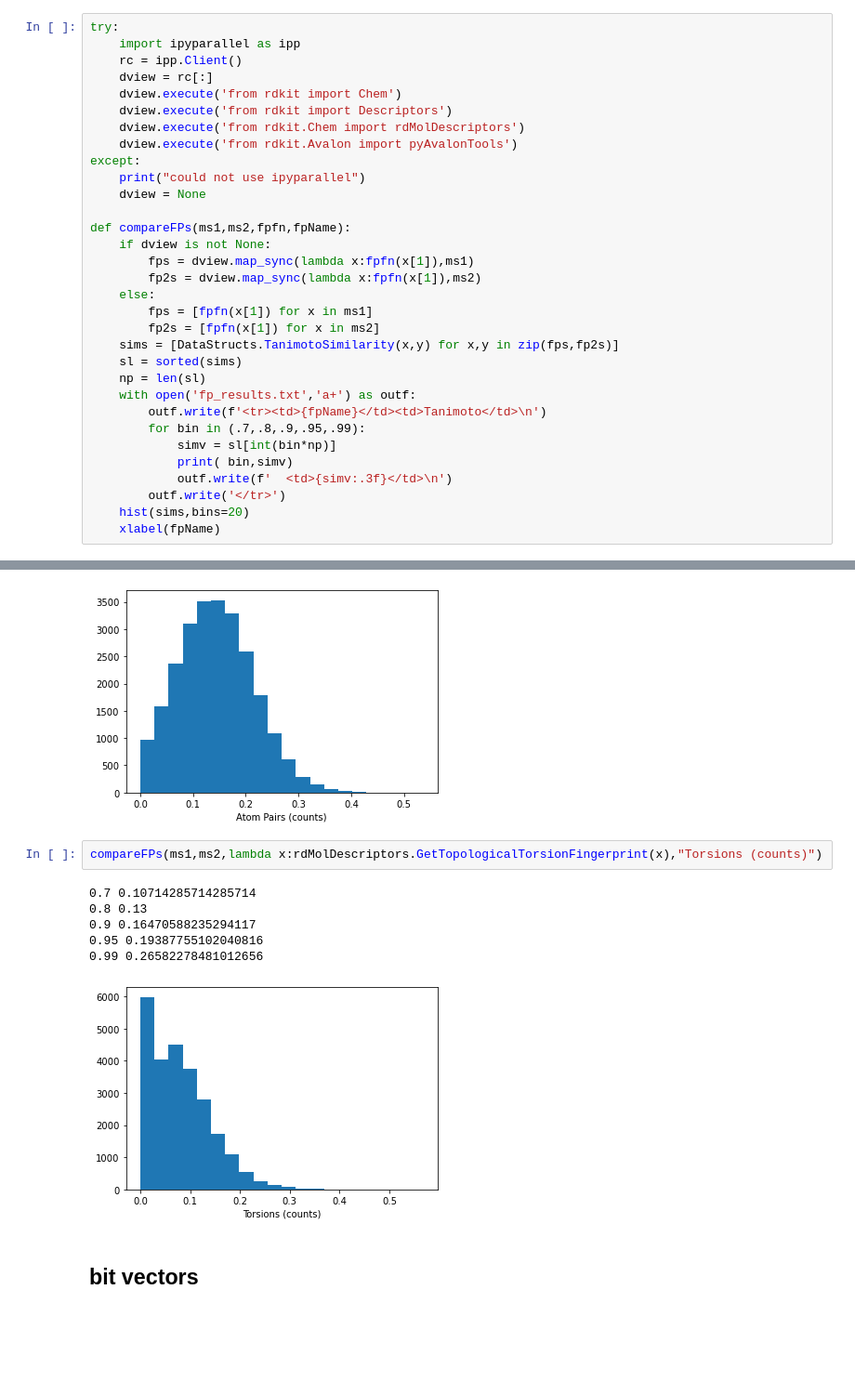
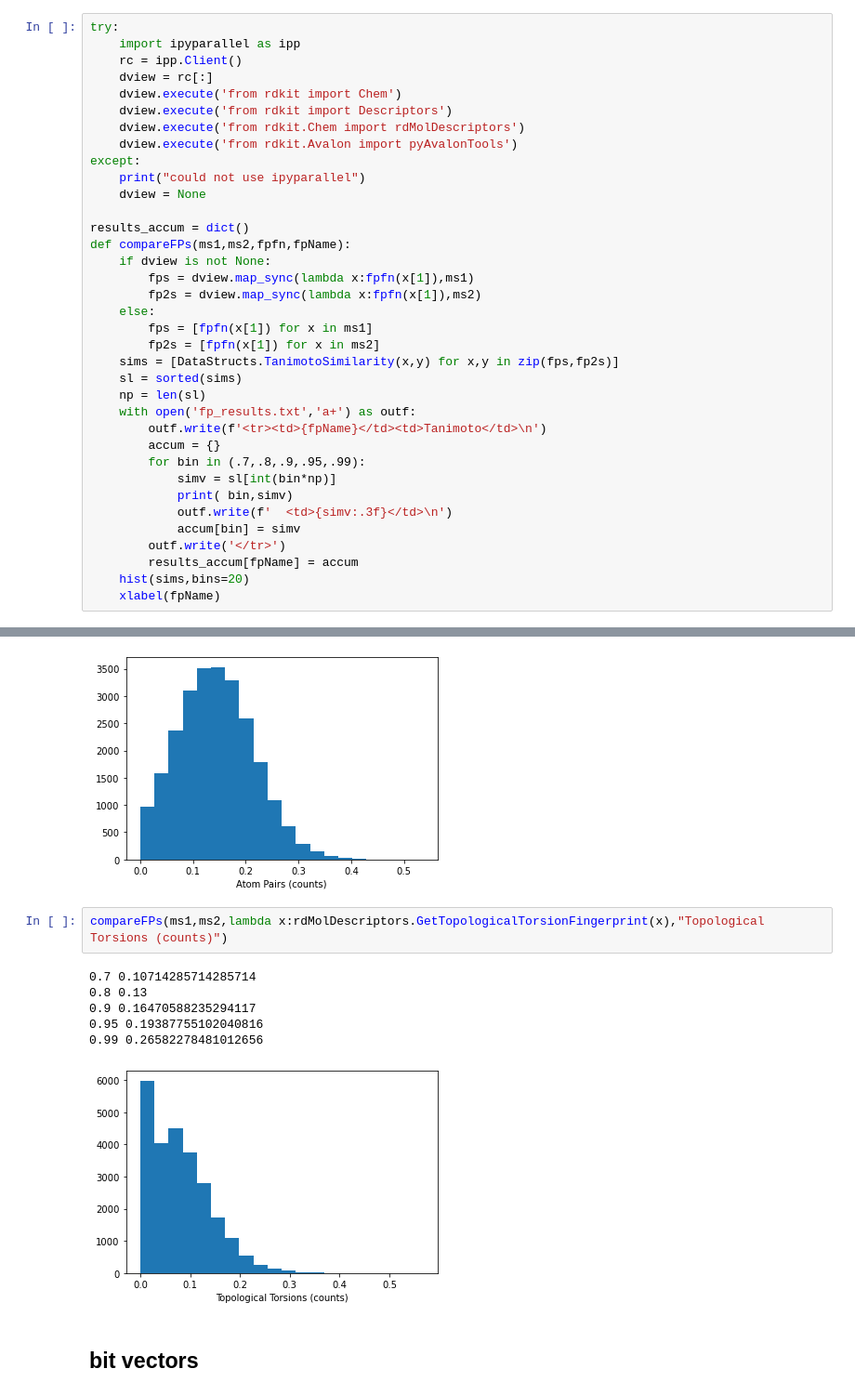
Before and after one commit to greglandrum/rdkit_blog, a Jupyter notebook: notebooks/Fingerprint Thresholds.ipynb, the cells around one changed output, grey strips where cells are left out. Shown at 93% size. Cells and saved outputs as stored; diff of their text form; blank space fills up the shorter version.

```diff
--- a/notebooks/Fingerprint Thresholds.ipynb
+++ b/notebooks/Fingerprint Thresholds.ipynb
@@ -267,6 +267,7 @@ except:
     print("could not use ipyparallel")
     dview = None
 
+results_accum = dict()
 def compareFPs(ms1,ms2,fpfn,fpName):
     if dview is not None:
         fps = dview.map_sync(lambda x:fpfn(x[1]),ms1)
@@ -279,11 +280,14 @@ def compareFPs(ms1,ms2,fpfn,fpName):
     np = len(sl)
     with open('fp_results.txt','a+') as outf:
         outf.write(f'<tr><td>{fpName}</td><td>Tanimoto</td>\n')
+        accum = {}
         for bin in (.7,.8,.9,.95,.99):
             simv = sl[int(bin*np)]
             print( bin,simv)
             outf.write(f'  <td>{simv:.3f}</td>\n')
+            accum[bin] = simv
         outf.write('</tr>')
+        results_accum[fpName] = accum
     hist(sims,bins=20)
     xlabel(fpName)
 # %% [markdown]
@@ -545,14 +549,14 @@ compareFPs(ms1,ms2,lambda x:rdMolDescriptors.GetAtomPairFingerprint(x),"Atom Pai
 0.99 0.32547169811320753
 [figure]
 # %%
-compareFPs(ms1,ms2,lambda x:rdMolDescriptors.GetTopologicalTorsionFingerprint(x),"Torsions (counts)")
+compareFPs(ms1,ms2,lambda x:rdMolDescriptors.GetTopologicalTorsionFingerprint(x),"Topological Torsions (counts)")
 # %% [output]
 0.7 0.10714285714285714
 0.8 0.13
 0.9 0.16470588235294117
 0.95 0.19387755102040816
 0.99 0.26582278481012656
-[figure, old version]
+[figure, new version]
 # %% [markdown]
 ## bit vectors
 # %%
```
Also changed, not shown: parts of 3 cells of this notebook, 3 other files.
